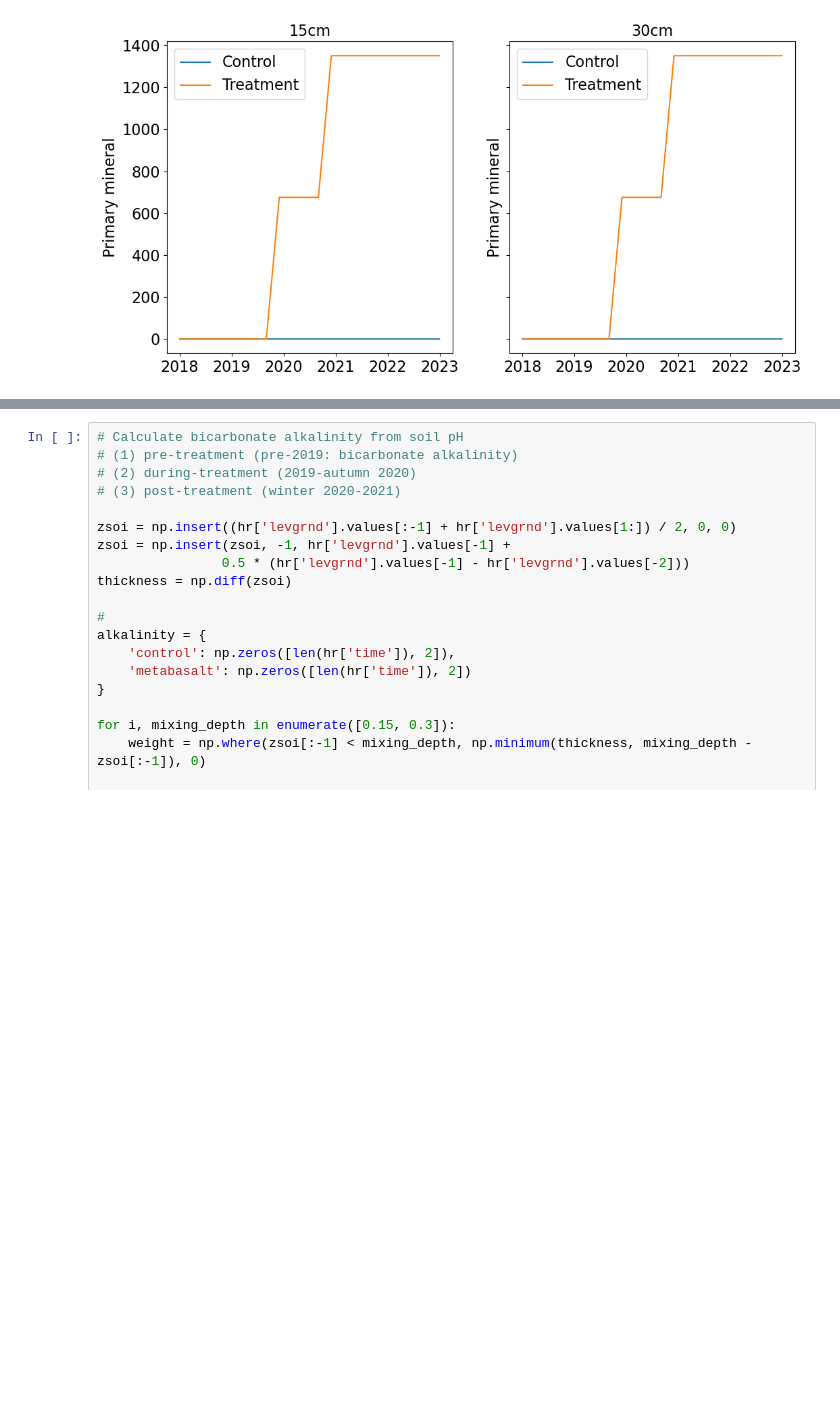
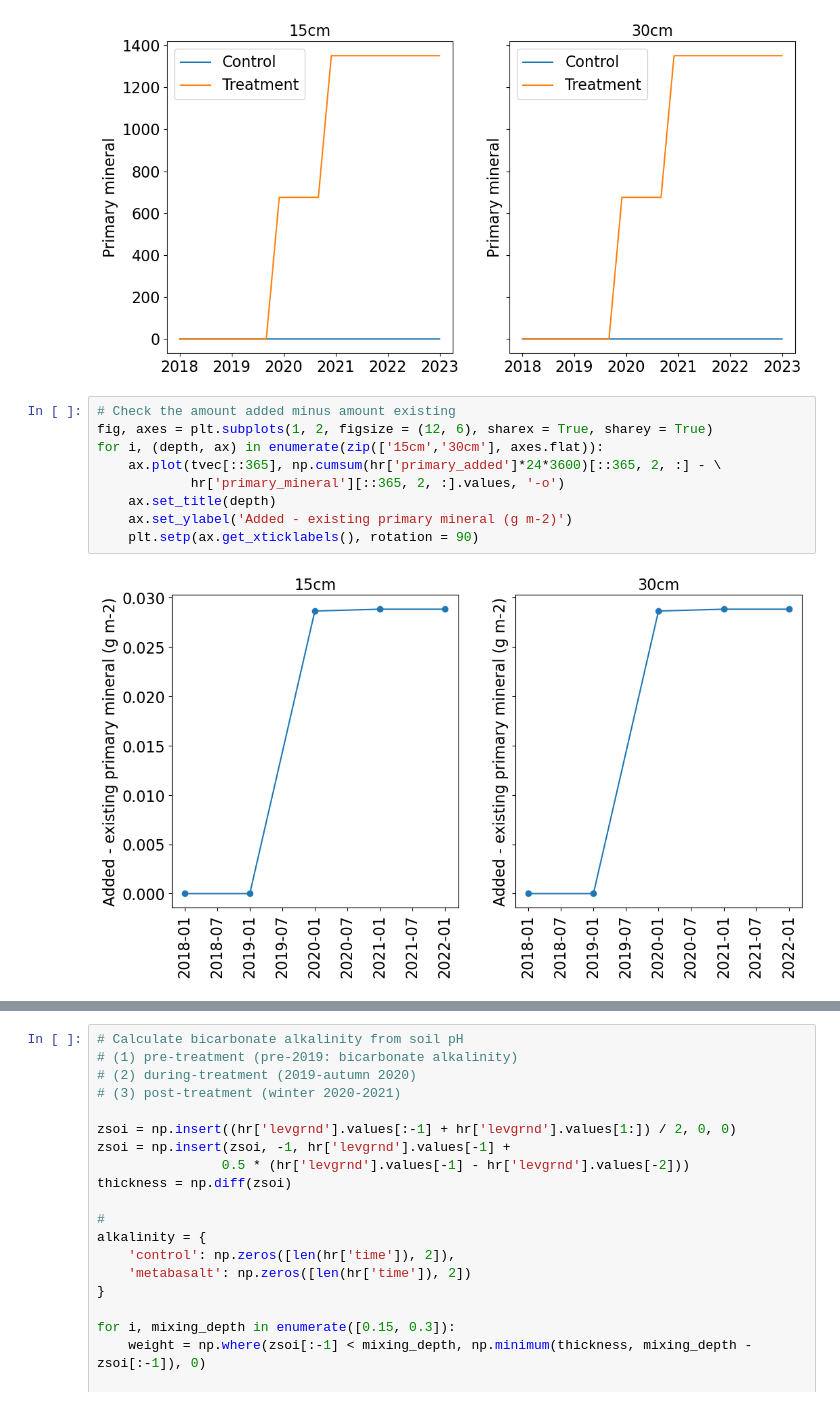
Before and after one commit to ypwong22/erw_scripts, a Jupyter notebook: plot_simulation_obs_UC_Davis.ipynb, the cells around one changed output, grey strips where cells are left out. Cells and saved outputs as stored; diff of their text form; blank space fills up the shorter version.

```diff
--- a/plot_simulation_obs_UC_Davis.ipynb
+++ b/plot_simulation_obs_UC_Davis.ipynb
@@ -40,6 +44,17 @@ for i, (depth, ax) in enumerate(zip(['15cm','30cm'], axes.flat)):
     ax.legend()
 # %% [output]
 [figure]
+# %%
+# Check the amount added minus amount existing
+fig, axes = plt.subplots(1, 2, figsize = (12, 6), sharex = True, sharey = True)
+for i, (depth, ax) in enumerate(zip(['15cm','30cm'], axes.flat)):
+    ax.plot(tvec[::365], np.cumsum(hr['primary_added']*24*3600)[::365, 2, :] - \
+            hr['primary_mineral'][::365, 2, :].values, '-o')
+    ax.set_title(depth)
+    ax.set_ylabel('Added - existing primary mineral (g m-2)')
+    plt.setp(ax.get_xticklabels(), rotation = 90)
+# %% [output]
+[figure, added]
 # %%
 fig, axes = plt.subplots(1, 2, figsize = (12, 6), sharex = True, sharey = True)
 for i, (depth, ax) in enumerate(zip(['15cm','30cm'], axes.flat)):
```
Also changed, not shown: parts of 6 cells of this notebook, 21 other files.
